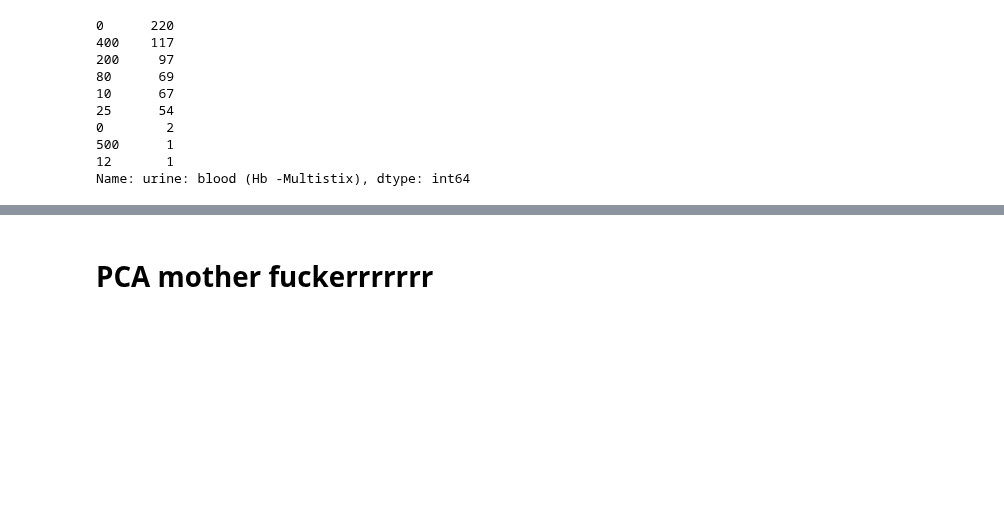
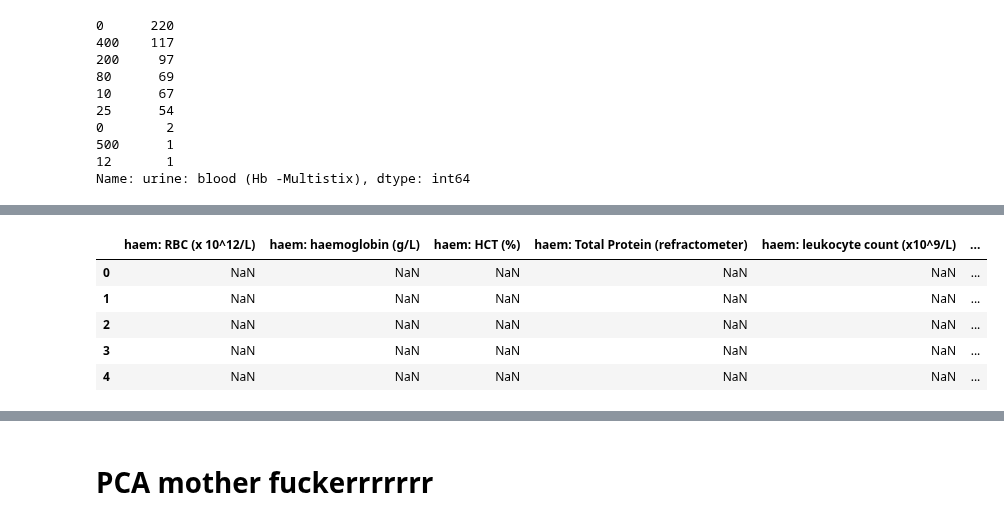
Before and after one commit to ruthpearson/CatHack, a Jupyter notebook: big_cats/GROUP_imputation.ipynb, the cells around one changed output, grey strips where cells are left out. Drawn from its saved outputs; the diff is of its cells as text; code cells hidden in the pictures; blank space fills up the shorter version.

```diff
--- a/big_cats/GROUP_imputation.ipynb
+++ b/big_cats/GROUP_imputation.ipynb
@@ -498,0 +533,25 @@ Name: urine: blood (Hb -Multistix), dtype: int64
+# %%
+from sklearn.linear_model import LinearRegression
+#reg = LinearRegression().fit(X, y)
+#reg.coef_
+#reg.intercept_
+
+cats = data_scaled['ARKS Number'].unique()
+
+for cat in cats[0:1]:
+    cat_data = data_scaled[data_scaled['ARKS Number'] == cat]
+    for col in cols_we_want:
+        # do the linear fit
+        X = cat_data[cat_data['age at visit days'].values]
+        y = cat_data[cat_data[col].values]
+        # drop nans, then check there are at least 2 values
+        # then do the linesr fit (set grad to nan if couldn't do this - we will impute gradients later)
+# %%
+cat_data[cols_we_want]
+# %% [output]
+|  | haem: RBC (x 10^12/L) | haem: haemoglobin (g/L) | haem: HCT (%) | haem: Total Protein (refractometer) | haem: leukocyte count (x10^9/L) | ... |
+| 0 | NaN | NaN | NaN | NaN | NaN | ... |
+| 1 | NaN | NaN | NaN | NaN | NaN | ... |
+| 2 | NaN | NaN | NaN | NaN | NaN | ... |
+| 3 | NaN | NaN | NaN | NaN | NaN | ... |
+| 4 | NaN | NaN | NaN | NaN | NaN | ... |
```
Also changed, not shown: parts of 13 cells of this notebook.
